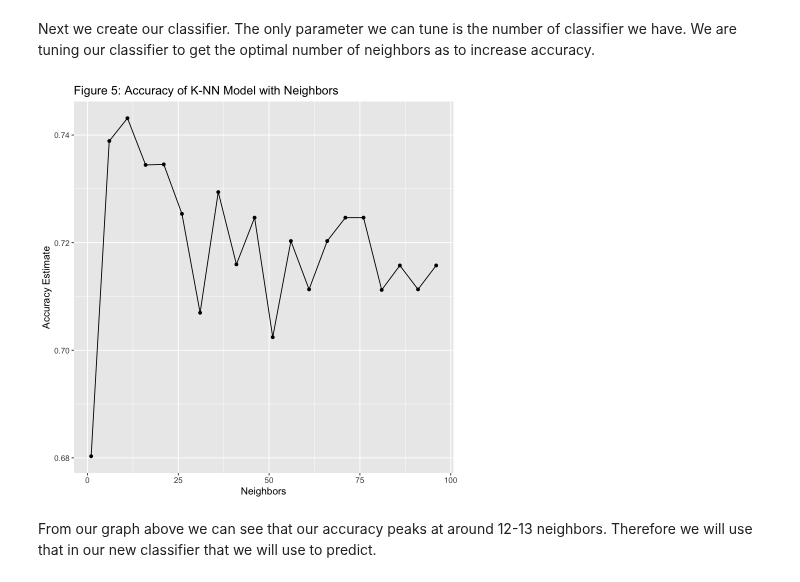
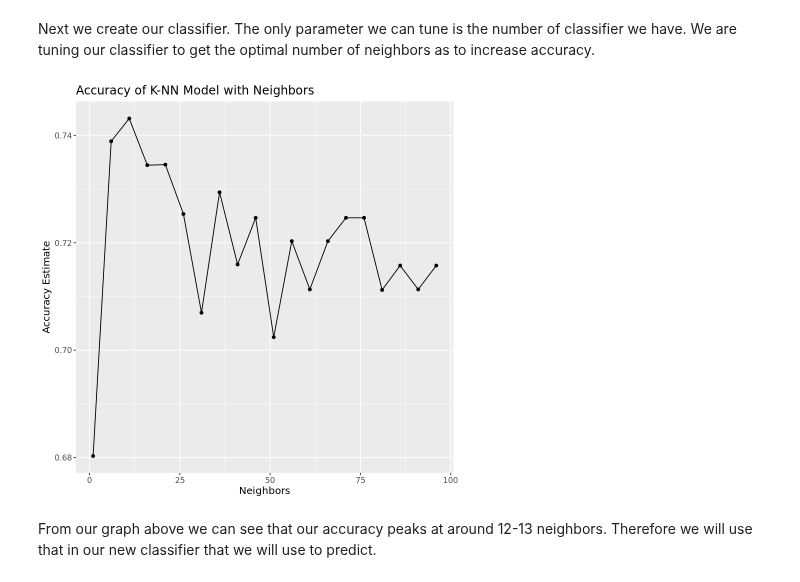
Before and after one commit to DSCI-310/DSCI-310-Group-2, a Jupyter notebook: src/Predicting_Heart_Disease.ipynb, the cells around one changed output. Cells and saved outputs as stored; diff of their text form; code cells hidden in the pictures.

```diff
--- a/src/Predicting_Heart_Disease.ipynb
+++ b/src/Predicting_Heart_Disease.ipynb
@@ -61,5 +70,5 @@ Registered S3 method overwritten by 'GGally':
 # %%
-heart_disease <- read.csv("data/processed-cleveland.csv", header = FALSE)
+heart_disease <- read.csv("../data/processed-cleveland.csv", header = FALSE)
 # %% [markdown]
 Before any data analysis can be done, the data needs to be cleaned. The downloaded data does not have any column names so first we need to add all the variables to their respective column.
 # %%
@@ -135,9 +144,7 @@ A data.frame: 303 × 14
 # %% [markdown]
 Instead of R recognizing our missing values, we have a question mark. We need to convert this to an actual NA that R will recognize.
 # %%
-heart_disease[heart_disease == "?"] <- NA
-
-#code inspired from: https://statisticsglobe.com/replace-character-value-with-na-in-r
+heart_disease_clean <- clean_data(heart_disease)
 # %% [markdown]
 Now if we run our `colMeans` function again we will see that we do have missing values in num_of_major_vessels and thalassemia. We now need to remove these missing values.
 # %%
@@ -156,2 +162,0 @@ colMeans(is.na(heart_disease))
-# %%
-heart_disease_clean <- na.omit(heart_disease)
@@ -202,8 +194,8 @@ One thing to note is that our target class (diagnosis) has values from 0 to 4 wh
 # %%
 heart_disease_clean <- heart_disease_clean %>%
-    mutate(num_of_major_vessels = as.numeric(num_of_major_vessels))
+    mutate(num_of_major_vessels = as.numeric(num_of_major_vessels)) %>%
+    diagnosis()
 
-heart_disease_clean$diagnosis[heart_disease_clean$diagnosis > 0] <- 1
 
 #code inspired by: https://stackoverflow.com/questions/35426903/change-class-of-multiple-columns-in-data-frame-without-for-loop
 heart_disease_clean[,c(2:3, 6:7, 9, 11, 13:14)] <- lapply(heart_disease_clean[,c(2:3, 6:7, 9, 11, 13:14)], as.factor)
@@ -353,16 +347,11 @@ accuracies <- knn_results %>%
 # %%
 set.seed(321)
 
-accuracy_vs_k <- ggplot(accuracies, aes(x = neighbors, y = mean)) +
-    geom_point() +
-    geom_line() +
-    labs(x = "Neighbors", y = "Accuracy Estimate") +
-    theme(text = element_text(size = 12)) +
-    ggtitle("Figure 5: Accuracy of K-NN Model with Neighbors")
+accuracy_vs_k <- accuracy_plot(accuracies)
 
 accuracy_vs_k
 # %% [output]
-[figure, old version]
+[figure, new version]
 # %% [markdown]
 From our graph above we can see that our accuracy peaks at around 12-13 neighbors. Therefore we will use that in our new classifier that we will use to predict.
 # %%
```
Also changed, not shown: parts of 14 cells of this notebook.
